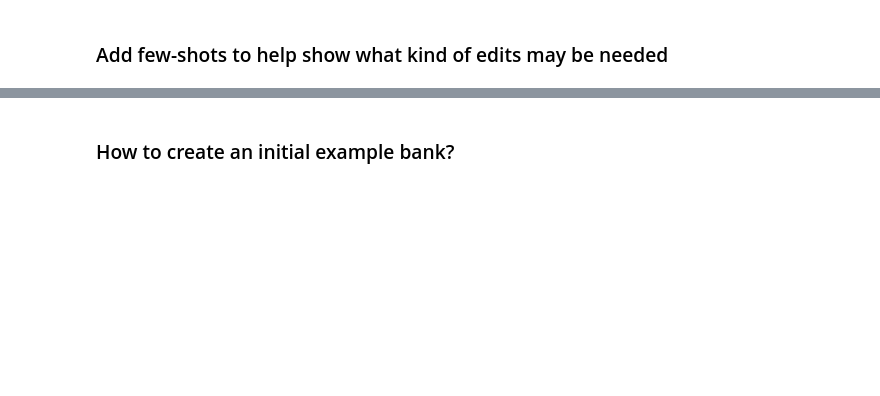
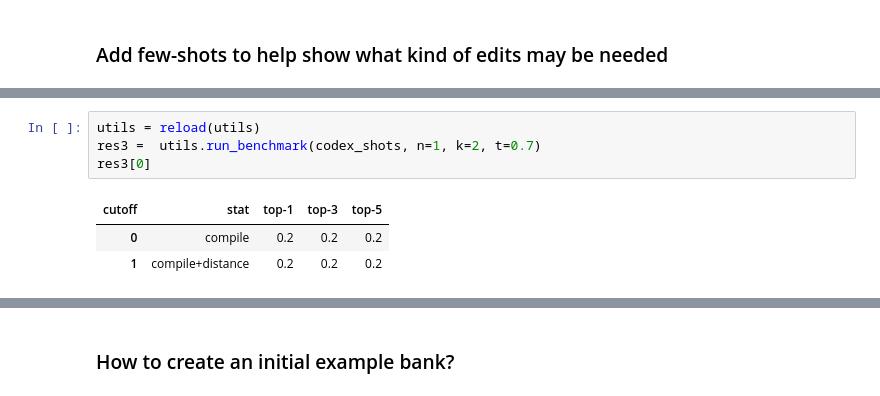
Before and after one commit to josepablocam/ai4code_repair, a Jupyter notebook: tutorial1-syntax-repair.ipynb, the cells around one changed output, grey strips where cells are left out. Drawn from its saved outputs; the diff is of its cells as text; blank space fills up the shorter version.

```diff
--- a/tutorial1-syntax-repair.ipynb
+++ b/tutorial1-syntax-repair.ipynb
@@ -254,0 +250,8 @@ codex_shots = codex.CodexWithFewShots(openai.api_key)
+# %%
+utils = reload(utils)
+res3 =  utils.run_benchmark(codex_shots, n=1, k=2, t=0.7)
+res3[0]
+# %% [output]
+| cutoff | stat | top-1 | top-3 | top-5 |
+| 0 | compile | 0.2 | 0.2 | 0.2 |
+| 1 | compile+distance | 0.2 | 0.2 | 0.2 |
```
Also changed, not shown: parts of 44 cells of this notebook, 9 other files.
